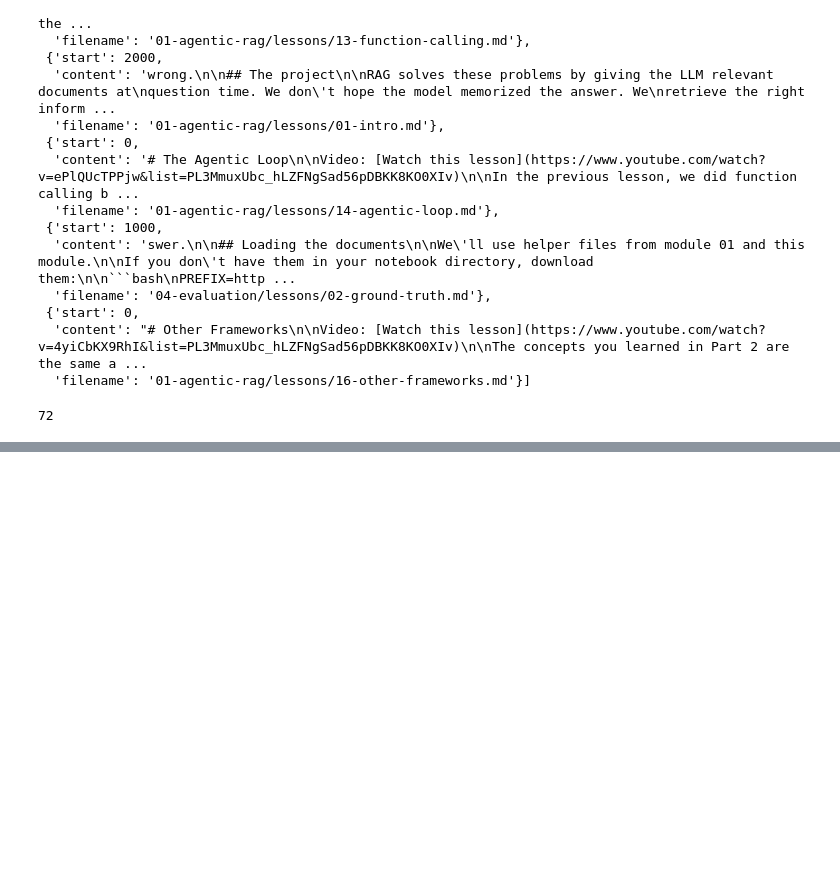
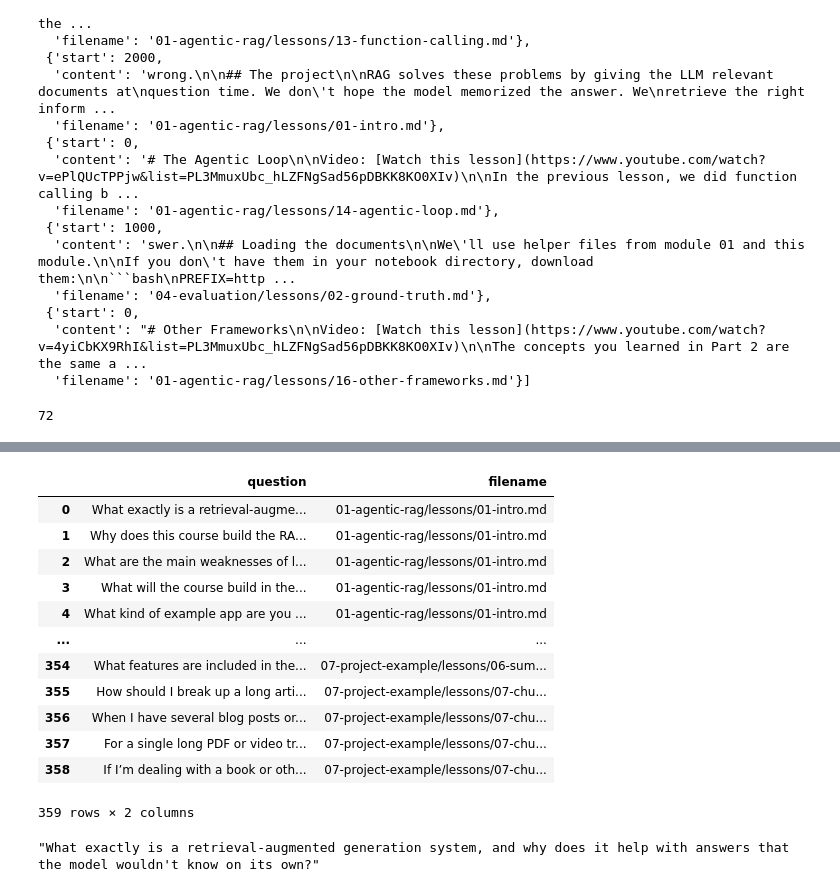
Before and after one commit to Roneival/LLM_Apps, a Jupyter notebook: 04-evaluation/homework_2_eval.ipynb, the cells around one changed output, grey strips where cells are left out. Saved outputs shown, nothing was run; the diff lists cells and outputs as text; code cells hidden in the pictures; blank space fills up the shorter version.

```diff
--- a/04-evaluation/homework_2_eval.ipynb
+++ b/04-evaluation/homework_2_eval.ipynb
@@ -332,3 +327,22 @@ for doc in tqdm(documents): # first first documents
     records, usage = generate_ground_truth(doc)
     ground_truth.extend(records)
     usages.append(usage)
+# %%
+import pandas as pd
+
+df_ground_truth = pd.read_csv("data/ground-truth.csv")
+df_ground_truth.head(-1)
+# %% [output]
+|  | question | filename |
+| 0 | What exactly is a retrieval-augme... | 01-agentic-rag/lessons/01-intro.md |
+| 1 | Why does this course build the RA... | 01-agentic-rag/lessons/01-intro.md |
+| 2 | What are the main weaknesses of l... | 01-agentic-rag/lessons/01-intro.md |
+| 3 | What will the course build in the... | 01-agentic-rag/lessons/01-intro.md |
+| 4 | What kind of example app are you ... | 01-agentic-rag/lessons/01-intro.md |
+| ... | ... | ... |
+| 354 | What features are included in the... | 07-project-example/lessons/06-sum... |
+| 355 | How should I break up a long arti... | 07-project-example/lessons/07-chu... |
+| 356 | When I have several blog posts or... | 07-project-example/lessons/07-chu... |
+| 357 | For a single long PDF or video tr... | 07-project-example/lessons/07-chu... |
+| 358 | If I’m dealing with a book or oth... | 07-project-example/lessons/07-chu... |
+359 rows × 2 columns
@@ -334,0 +389,6 @@ for doc in tqdm(documents): # first first documents
+# %%
+ground_truth = df_ground_truth.to_dict(orient="records")
+q = ground_truth[0]["question"]
+q
+# %% [output]
+"What exactly is a retrieval-augmented generation system, and why does it help with answers that the model wouldn't know on its own?"
```
Also changed, not shown: parts of 10 cells of this notebook, 7 other files.
